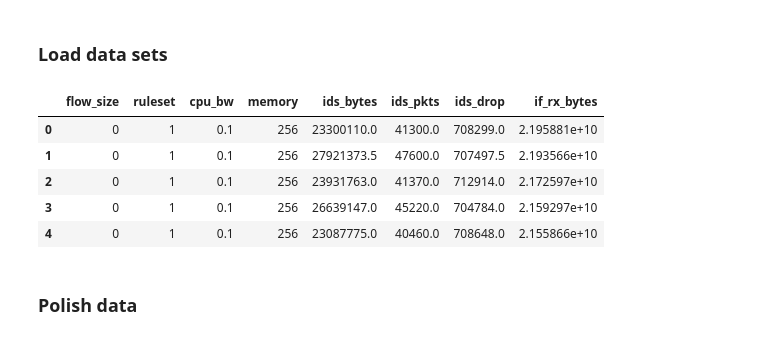
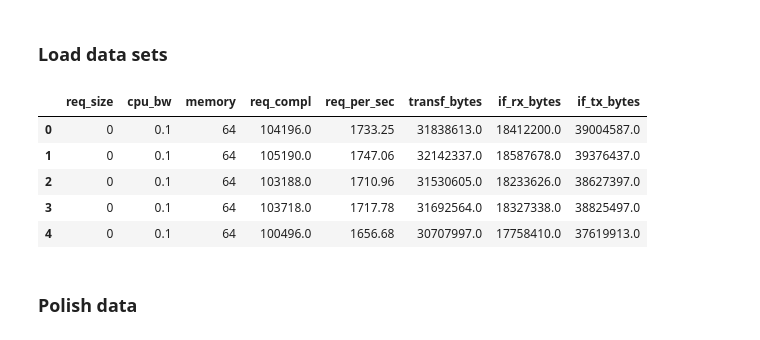
Before and after one commit to sndzoo/analysis, a Jupyter notebook: pwl_approx_analysis-optimization.ipynb, the cells around one changed output. Cells and saved outputs as stored; diff of their text form; code cells hidden in the pictures.

```diff
--- a/pwl_approx_analysis-optimization.ipynb
+++ b/pwl_approx_analysis-optimization.ipynb
@@ -324,15 +325,15 @@ for (df, m) in zip(dfs_raw, map_list):
     tmp = select_and_rename(df.copy(), m)
     cleanup(tmp)
     dfs.append(tmp)
-
-dfs[0].head()
-# %% [output]
-|  | flow_size | ruleset | cpu_bw | memory | ids_bytes | ids_pkts | ids_drop | if_rx_bytes |
-| 0 | 0 | 1 | 0.1 | 256 | 23300110.0 | 41300.0 | 708299.0 | 2.195881e+10 |
-| 1 | 0 | 1 | 0.1 | 256 | 27921373.5 | 47600.0 | 707497.5 | 2.193566e+10 |
-| 2 | 0 | 1 | 0.1 | 256 | 23931763.0 | 41370.0 | 712914.0 | 2.172597e+10 |
-| 3 | 0 | 1 | 0.1 | 256 | 26639147.0 | 45220.0 | 704784.0 | 2.159297e+10 |
-| 4 | 0 | 1 | 0.1 | 256 | 23087775.0 | 40460.0 | 708648.0 | 2.155866e+10 |
+# %%
+dfs[3].head()
+# %% [output]
+|  | req_size | cpu_bw | memory | req_compl | req_per_sec | transf_bytes | if_rx_bytes | if_tx_bytes |
+| 0 | 0 | 0.1 | 64 | 104196.0 | 1733.25 | 31838613.0 | 18412200.0 | 39004587.0 |
+| 1 | 0 | 0.1 | 64 | 105190.0 | 1747.06 | 32142337.0 | 18587678.0 | 39376437.0 |
+| 2 | 0 | 0.1 | 64 | 103188.0 | 1710.96 | 31530605.0 | 18233626.0 | 38627397.0 |
+| 3 | 0 | 0.1 | 64 | 103718.0 | 1717.78 | 31692564.0 | 18327338.0 | 38825497.0 |
+| 4 | 0 | 0.1 | 64 | 100496.0 | 1656.68 | 30707997.0 | 17758410.0 | 37619913.0 |
 # %% [markdown]
 ### Polish data
 # %%
```
Also changed, not shown: parts of 12 cells of this notebook, 50 other files.
